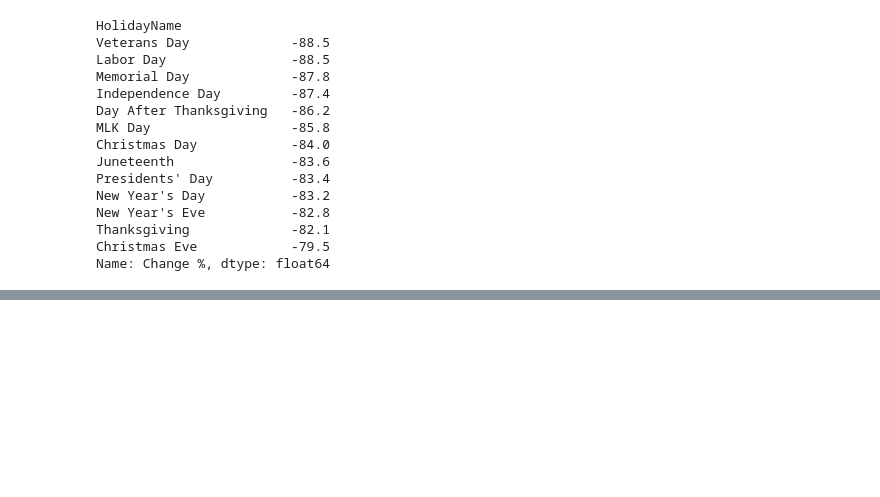
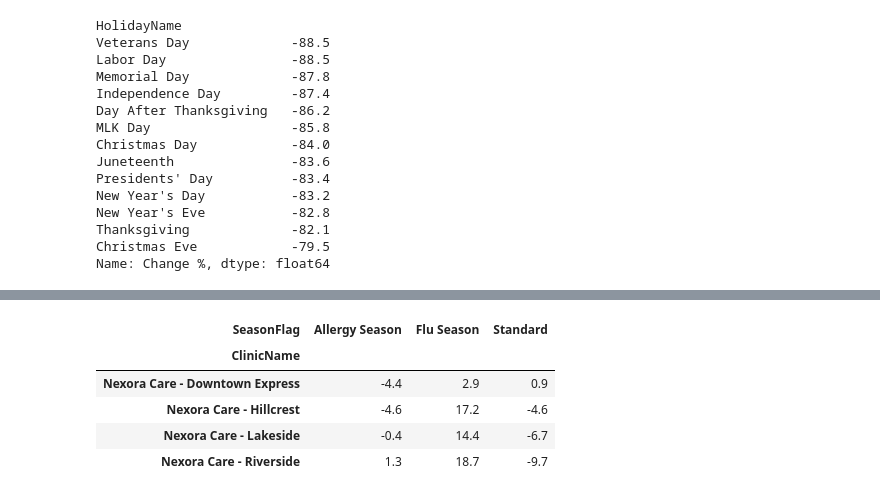
Before and after one commit to grandpacltn/nexora-forecasting, a Jupyter notebook: notebooks/eda.ipynb, the cells around one changed output, grey strips where cells are left out. Cells and saved outputs as stored; diff of their text form; code cells hidden in the pictures; blank space fills up the shorter version.

```diff
--- a/notebooks/eda.ipynb
+++ b/notebooks/eda.ipynb
@@ -399,0 +485,13 @@ Name: Change %, dtype: float64
+# %%
+nh = nh.copy()
+nh["Year"] = nh["Date"].dt.year
+base = nh.groupby(["ClinicName", "Year"])["Appointments"].transform("mean")
+nh["Rel %"] = (nh["Appointments"] / base - 1) * 100
+nh.groupby(["ClinicName", "SeasonFlag"])["Rel %"].mean().unstack().round(1)
+# %% [output]
+| SeasonFlag | Allergy Season | Flu Season | Standard |
+| ClinicName |  |  |  |
+| Nexora Care - Downtown Express | -4.4 | 2.9 | 0.9 |
+| Nexora Care - Hillcrest | -4.6 | 17.2 | -4.6 |
+| Nexora Care - Lakeside | -0.4 | 14.4 | -6.7 |
+| Nexora Care - Riverside | 1.3 | 18.7 | -9.7 |
```
Also changed, not shown: parts of 12 cells of this notebook, 2 other files.
